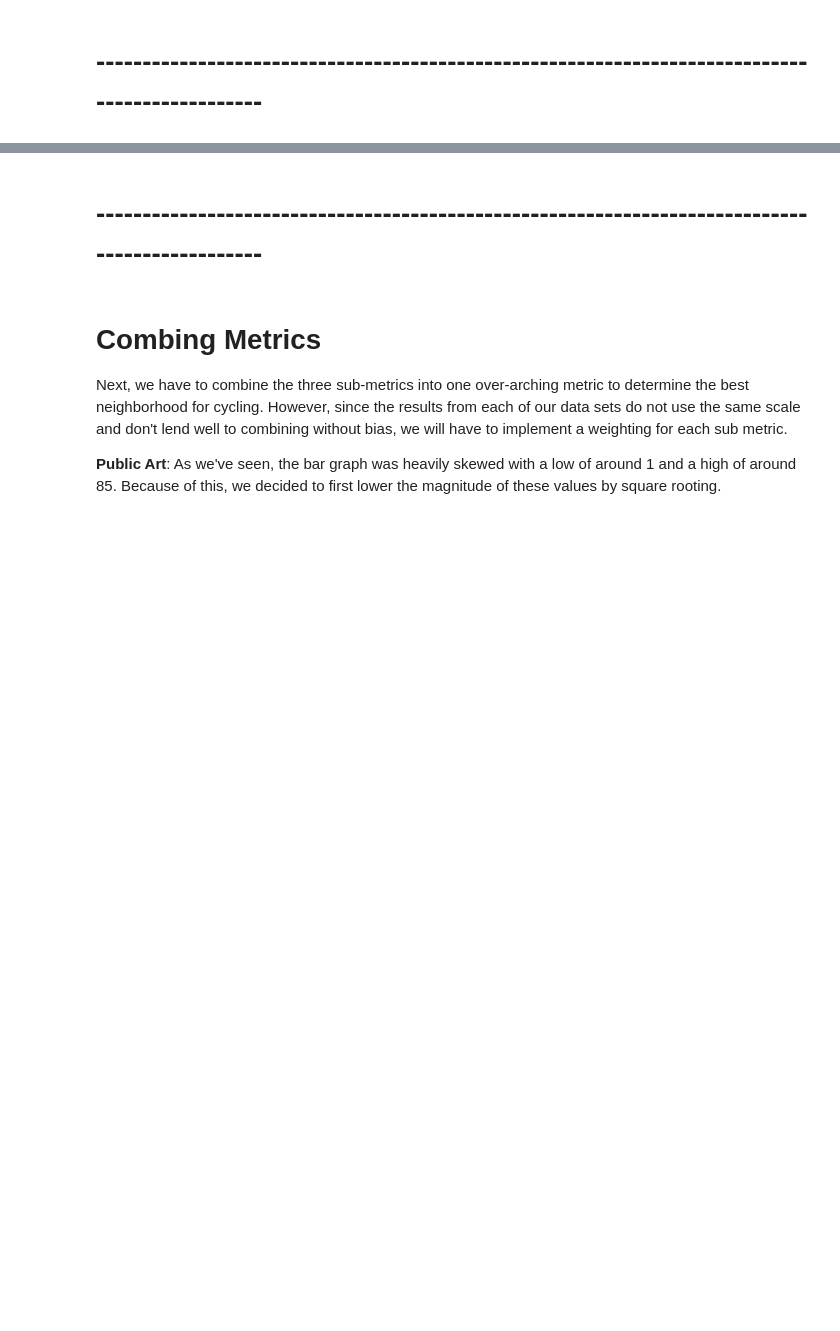
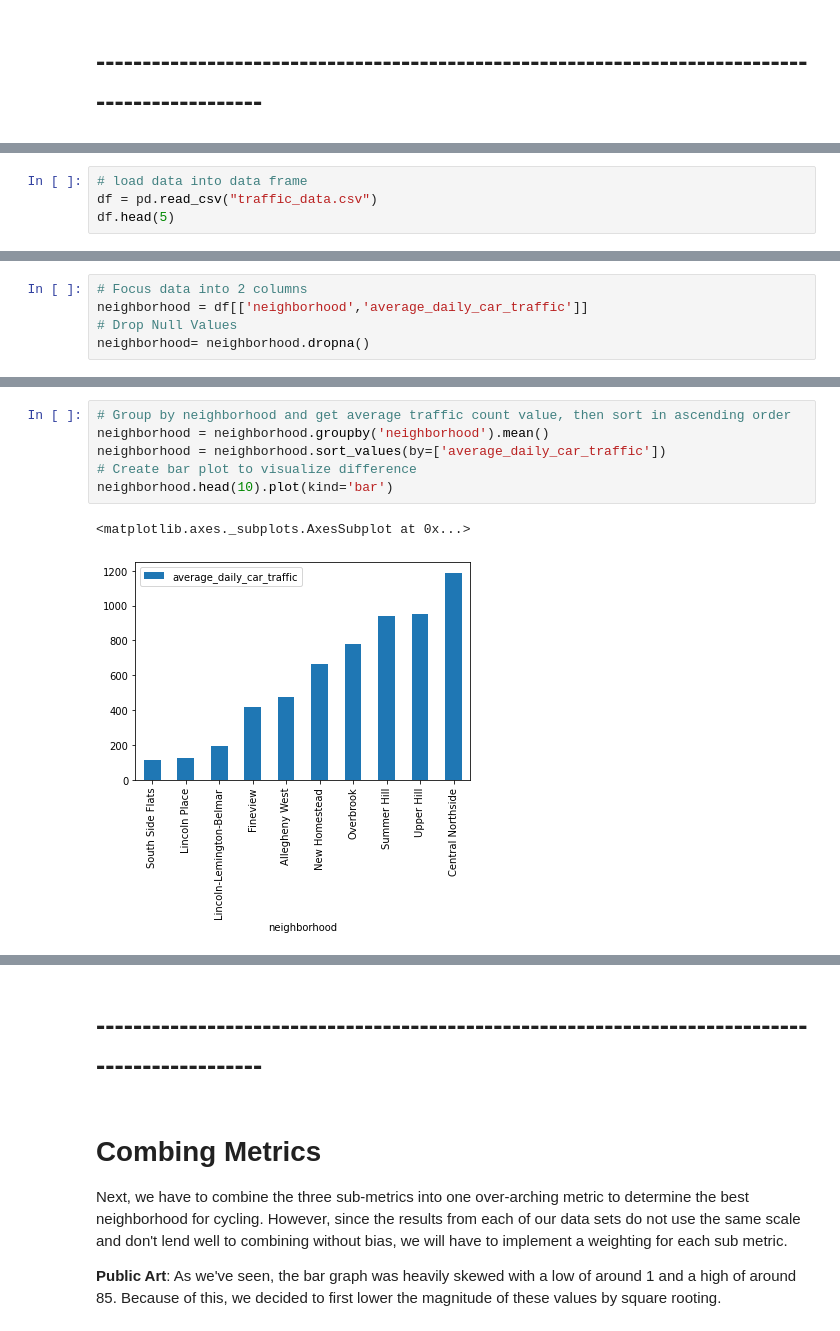
Before and after one commit to chris-mohri/finalProject0010, a Jupyter notebook: FinalNotebook.ipynb, the cells around one changed output, grey strips where cells are left out. Drawn from its saved outputs; the diff is of its cells as text; blank space fills up the shorter version.

```diff
--- a/FinalNotebook.ipynb
+++ b/FinalNotebook.ipynb
@@ -229,0 +302,4 @@ From the heat map, we can conclude that Central Business District is the best ne
+# %%
+# load data into data frame
+df = pd.read_csv("traffic_data.csv")
+df.head(5)
@@ -229,0 +341,5 @@ From the heat map, we can conclude that Central Business District is the best ne
+# %%
+# Focus data into 2 columns
+neighborhood = df[['neighborhood','average_daily_car_traffic']]
+# Drop Null Values
+neighborhood= neighborhood.dropna()
@@ -229,0 +350,9 @@ From the heat map, we can conclude that Central Business District is the best ne
+# %%
+# Group by neighborhood and get average traffic count value, then sort in ascending order
+neighborhood = neighborhood.groupby('neighborhood').mean()
+neighborhood = neighborhood.sort_values(by=['average_daily_car_traffic'])
+# Create bar plot to visualize difference
+neighborhood.head(10).plot(kind='bar')
+# %% [output]
+<matplotlib.axes._subplots.AxesSubplot at 0x...>
+[figure, added]
```
Also changed, not shown: parts of 44 cells of this notebook.
